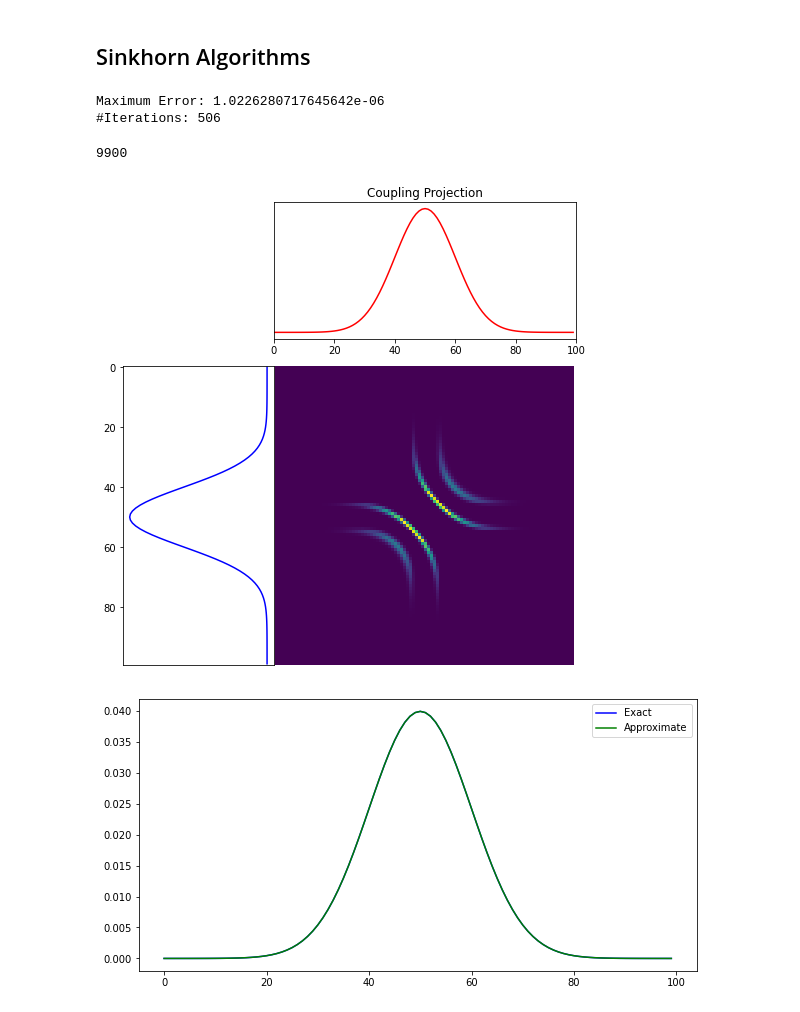
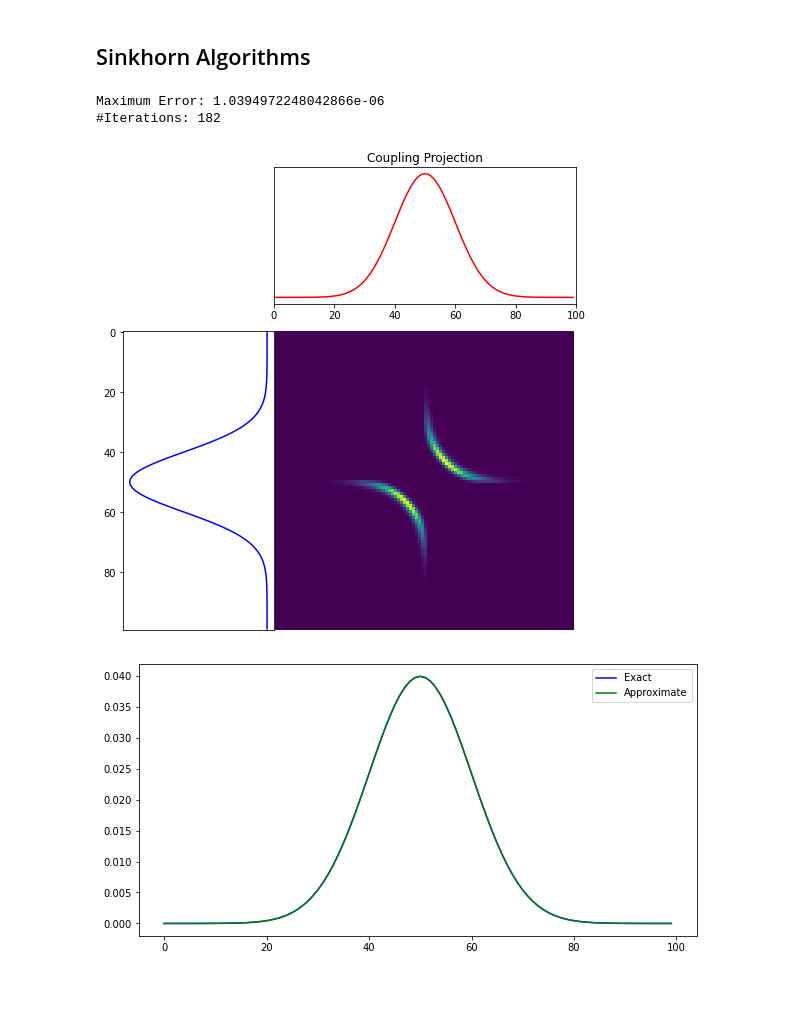
Before and after one commit to ramanakshay/Optimal-Transport, a Jupyter notebook: notebooks/multi_marginal_ot.ipynb, the cells around one changed output. Saved outputs shown, nothing was run; the diff lists cells and outputs as text; code cells hidden in the pictures.

```diff
--- a/notebooks/multi_marginal_ot.ipynb
+++ b/notebooks/multi_marginal_ot.ipynb
@@ -224,11 +224,11 @@ def gaussian_mix(n,mu,std,scale = None):
 # x = np.array([[i,] for i in range(size)]) # defining the space
 # X = np.tile(x.T,(n,1))
 # %%
-n = 3
+n = 2
 size = 100
 
 A = np.empty((n,size), float)
-A[0]  = A[1] = A[2] = gaussian_mix(size,[50],[10],[1])
+A[0]  = A[1] = gaussian_mix(size,[50],[10],[1])
 # A[1] = gaussian_mix(size,[30],[15],[1])
 # A[2] = gaussian_mix(size,[70],[10],[1])
 #A[3] = gaussian_mix(size,[25,70],[5,10],[1.5,1])
@@ -263,29 +262,28 @@ solver = SinkhornSolver(A,C)
 # %%
 P = solver.auto_sinkhorn(1e-3,1e-6,kind="random")
 # %% [output]
-Maximum Error: 1.0226280717645642e-06
-#Iterations: 506
+Maximum Error: 1.0394972248042866e-06
+#Iterations: 182
 # %%
 P = solver.generic_sinkhorn(1e-3,1000)
 # %%
-Pm = np.sum(P,axis = 2)
+#Pm = np.sum(P,axis = 2)
 
 # count = 0
 # for i in range(Pm.shape[0]):
 #   for j in range(Pm.shape[1]):
 #     if Pm[i][j] > 0:
 #       count += 1
 #     if Pm[i][j] > 1e-5:
 #       Pm[i][j] = 1
 #     else:
 #       Pm[i][j] = 0
 # print(count)
 
 plt.figure(figsize=(7, 7))
-ot.plot.plot1D_mat(A[0], A[1], Pm, 'Coupling Projection')
+ot.plot.plot1D_mat(A[0], A[1], P, 'Coupling Projection')
 # %% [output]
-9900
-[figure, old version]
+[figure, new version]
 # %%
 Pv = np.sum(P,axis = (1,2))
 plt.figure(figsize=(10, 5))
```
Also changed, not shown: parts of 3 cells of this notebook.
